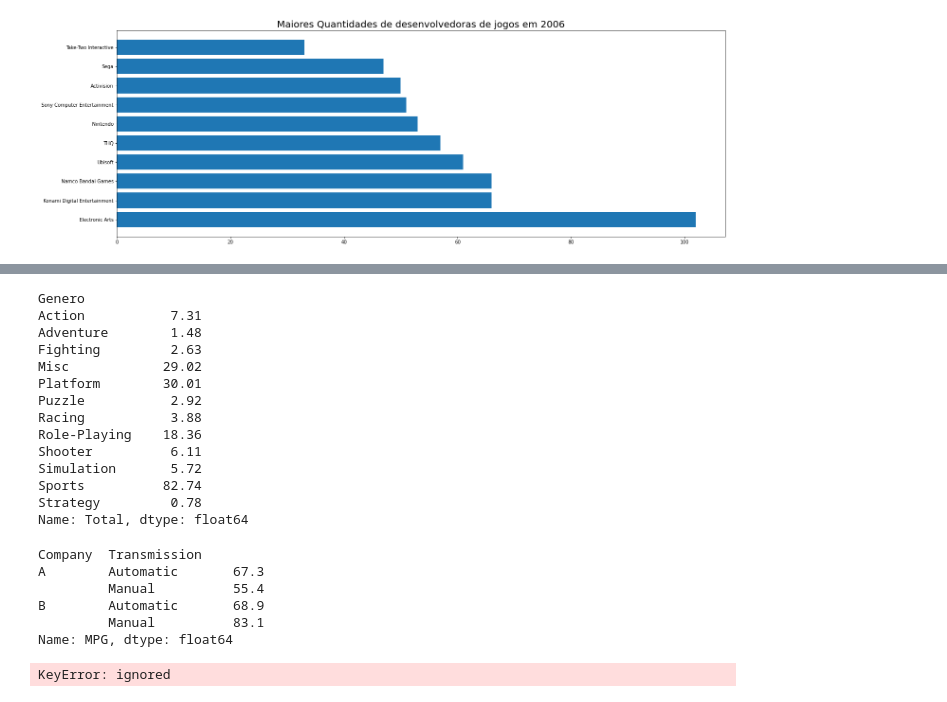
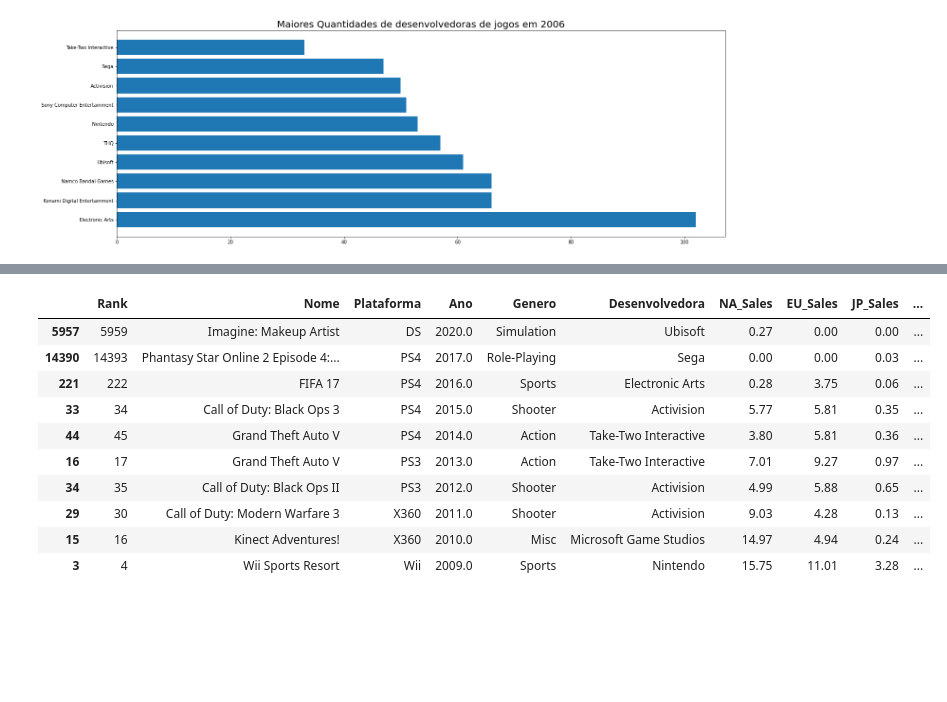
Before and after one commit to Vvitoor21/Python, a Jupyter notebook: 02_Resultados_De_Jogos.ipynb, the cells around one changed output, grey strips where cells are left out. Cells and saved outputs as stored; diff of their text form; code cells hidden in the pictures; blank space fills up the shorter version.

```diff
--- a/02_Resultados_De_Jogos.ipynb
+++ b/02_Resultados_De_Jogos.ipynb
@@ -90,17 +88,2 @@ dados.groupby('Genero').max()
 # %%
-dados.groupby('Genero')['Total'].max()
+# dados.groupby(['Ano'], sort=False)['Total'].max()
-# %% [output]
-Genero
-Action           7.31
-Adventure        1.48
-Fighting         2.63
-Misc            29.02
-Platform        30.01
-Puzzle           2.92
-Racing           3.88
-Role-Playing    18.36
-Shooter          6.11
-Simulation       5.72
-Sports          82.74
-Strategy         0.78
-Name: Total, dtype: float64
@@ -116,13 +90,17 @@ df = pd.DataFrame({
-# %%
-df.groupby(['Company', 'Transmission'])['MPG'].max()
-# %% [output]
-Company  Transmission
-A        Automatic       67.3
-         Manual          55.4
-B        Automatic       68.9
-         Manual          83.1
-Name: MPG, dtype: float64
-# %%
-dados.groupby(['Genero',max('Desenvolvedora')])['Total'].max()
-# %% [output]
-KeyError: ignored
+# %%
+idx = dados.groupby(['Ano'])['Total'].transform(max) == dados['Total']
+idx = dados[idx].sort_values(by ='Ano', ascending = False)
+idx.head(10)
+#Primeiros 10 jogos mais vendidos por ano
+# %% [output]
+|  | Rank | Nome | Plataforma | Ano | Genero | Desenvolvedora | NA_Sales | EU_Sales | JP_Sales | ... |
+| 5957 | 5959 | Imagine: Makeup Artist | DS | 2020.0 | Simulation | Ubisoft | 0.27 | 0.00 | 0.00 | ... |
+| 14390 | 14393 | Phantasy Star Online 2 Episode 4:... | PS4 | 2017.0 | Role-Playing | Sega | 0.00 | 0.00 | 0.03 | ... |
+| 221 | 222 | FIFA 17 | PS4 | 2016.0 | Sports | Electronic Arts | 0.28 | 3.75 | 0.06 | ... |
+| 33 | 34 | Call of Duty: Black Ops 3 | PS4 | 2015.0 | Shooter | Activision | 5.77 | 5.81 | 0.35 | ... |
+| 44 | 45 | Grand Theft Auto V | PS4 | 2014.0 | Action | Take-Two Interactive | 3.80 | 5.81 | 0.36 | ... |
+| 16 | 17 | Grand Theft Auto V | PS3 | 2013.0 | Action | Take-Two Interactive | 7.01 | 9.27 | 0.97 | ... |
+| 34 | 35 | Call of Duty: Black Ops II | PS3 | 2012.0 | Shooter | Activision | 4.99 | 5.88 | 0.65 | ... |
+| 29 | 30 | Call of Duty: Modern Warfare 3 | X360 | 2011.0 | Shooter | Activision | 9.03 | 4.28 | 0.13 | ... |
+| 15 | 16 | Kinect Adventures! | X360 | 2010.0 | Misc | Microsoft Game Studios | 14.97 | 4.94 | 0.24 | ... |
+| 3 | 4 | Wii Sports Resort | Wii | 2009.0 | Sports | Nintendo | 15.75 | 11.01 | 3.28 | ... |
```
Also changed, not shown: parts of 6 cells of this notebook.
